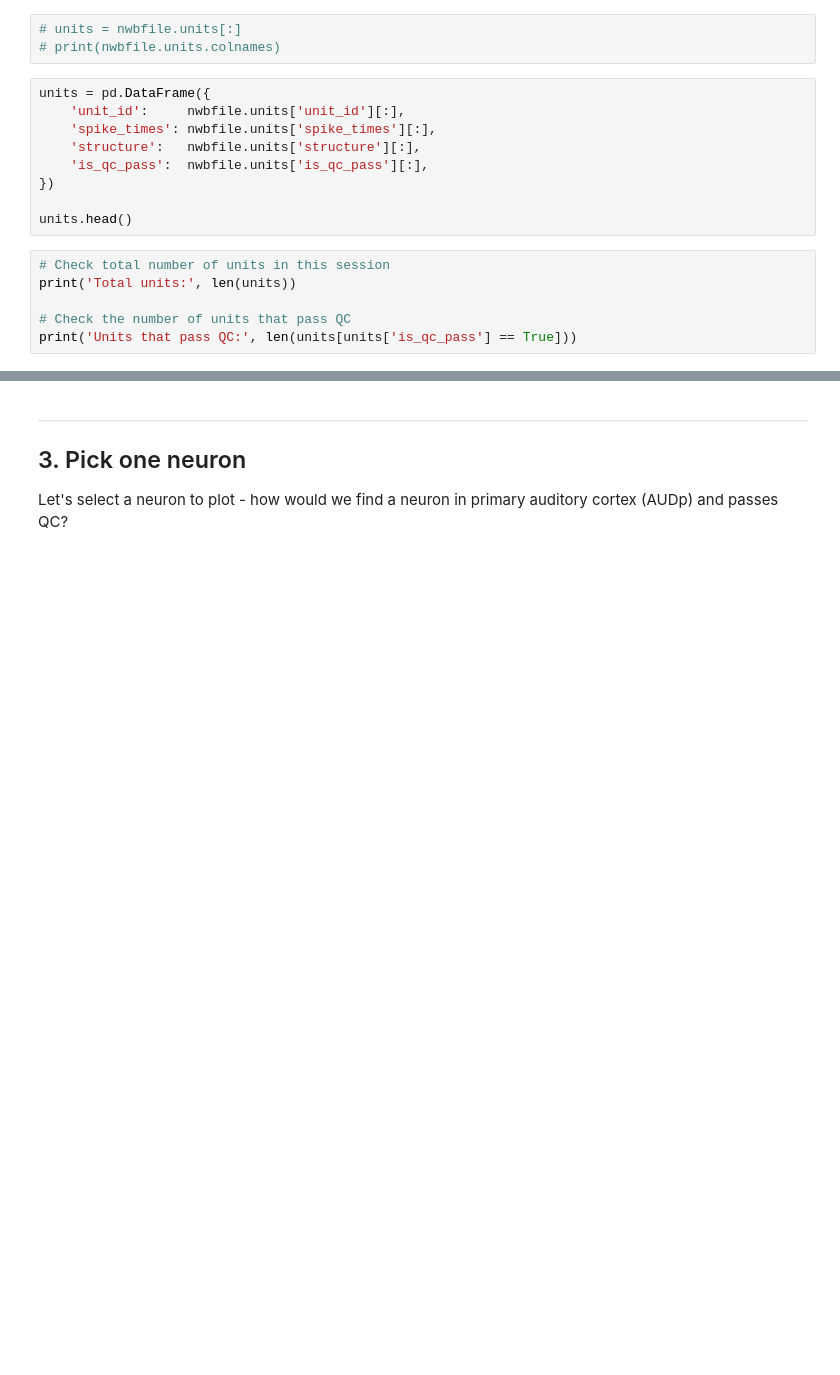
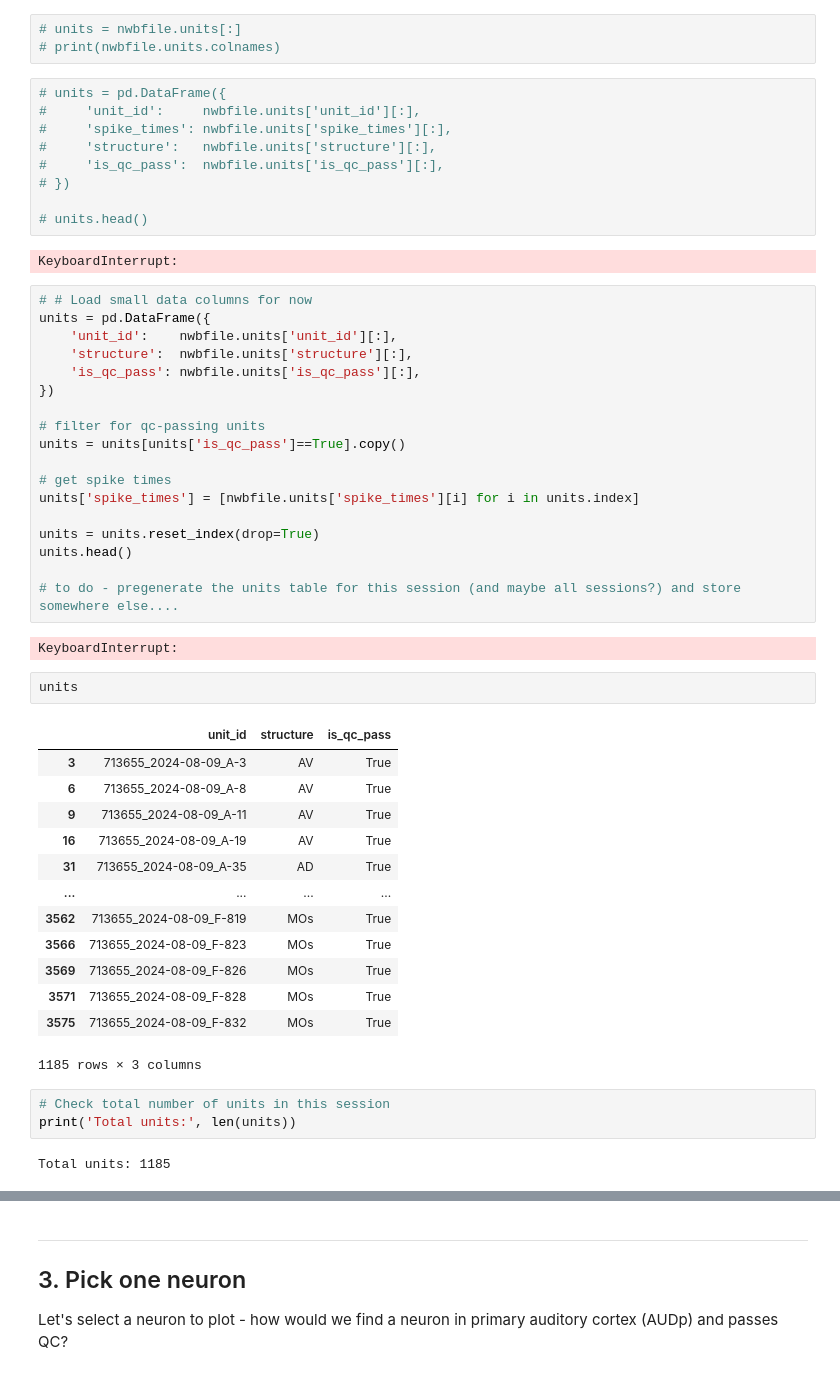
Before and after one commit to leesuyee/dynamic-routing-tutorials, a Jupyter notebook: code/Intro-Tutorial.ipynb, the cells around one changed output, grey strips where cells are left out. Cells and saved outputs as stored; diff of their text form; blank space fills up the shorter version.

Commit message:
testing code for loading units table

```diff
--- a/code/Intro-Tutorial.ipynb
+++ b/code/Intro-Tutorial.ipynb
@@ -83,20 +102,57 @@ TODO: report all columns and full list - hide this?
 # units = nwbfile.units[:]
 # print(nwbfile.units.colnames)
 # %%
-units = pd.DataFrame({
-    'unit_id':     nwbfile.units['unit_id'][:],
-    'spike_times': nwbfile.units['spike_times'][:],
-    'structure':   nwbfile.units['structure'][:],
-    'is_qc_pass':  nwbfile.units['is_qc_pass'][:],
-})
+# units = pd.DataFrame({
+#     'unit_id':     nwbfile.units['unit_id'][:],
+#     'spike_times': nwbfile.units['spike_times'][:],
+#     'structure':   nwbfile.units['structure'][:],
+#     'is_qc_pass':  nwbfile.units['is_qc_pass'][:],
+# })
 
-units.head()
+# units.head()
+# %% [output]
+KeyboardInterrupt:
+# %%
+# # Load small data columns for now
+units = pd.DataFrame({
+    'unit_id':    nwbfile.units['unit_id'][:],
+    'structure':  nwbfile.units['structure'][:],
+    'is_qc_pass': nwbfile.units['is_qc_pass'][:],
+})
+
+# filter for qc-passing units
+units = units[units['is_qc_pass']==True].copy()
+
+# get spike times
+units['spike_times'] = [nwbfile.units['spike_times'][i] for i in units.index]
+
+units = units.reset_index(drop=True)
+units.head()
+
+# to do - pregenerate the units table for this session (and maybe all sessions?) and store somewhere else....
+# %% [output]
+KeyboardInterrupt:
+# %%
+units
+# %% [output]
+|  | unit_id | structure | is_qc_pass |
+| 3 | 713655_2024-08-09_A-3 | AV | True |
+| 6 | 713655_2024-08-09_A-8 | AV | True |
+| 9 | 713655_2024-08-09_A-11 | AV | True |
+| 16 | 713655_2024-08-09_A-19 | AV | True |
+| 31 | 713655_2024-08-09_A-35 | AD | True |
+| ... | ... | ... | ... |
+| 3562 | 713655_2024-08-09_F-819 | MOs | True |
+| 3566 | 713655_2024-08-09_F-823 | MOs | True |
+| 3569 | 713655_2024-08-09_F-826 | MOs | True |
+| 3571 | 713655_2024-08-09_F-828 | MOs | True |
+| 3575 | 713655_2024-08-09_F-832 | MOs | True |
+1185 rows × 3 columns
 # %%
 # Check total number of units in this session
 print('Total units:', len(units))
-
-# Check the number of units that pass QC
-print('Units that pass QC:', len(units[units['is_qc_pass'] == True]))
+# %% [output]
+Total units: 1185
 # %%
 # How many QC-pass units did we record in each brain area? (top 15)
 (units[units['is_qc_pass']]
```
Also changed, not shown: parts of 6 cells of this notebook.
